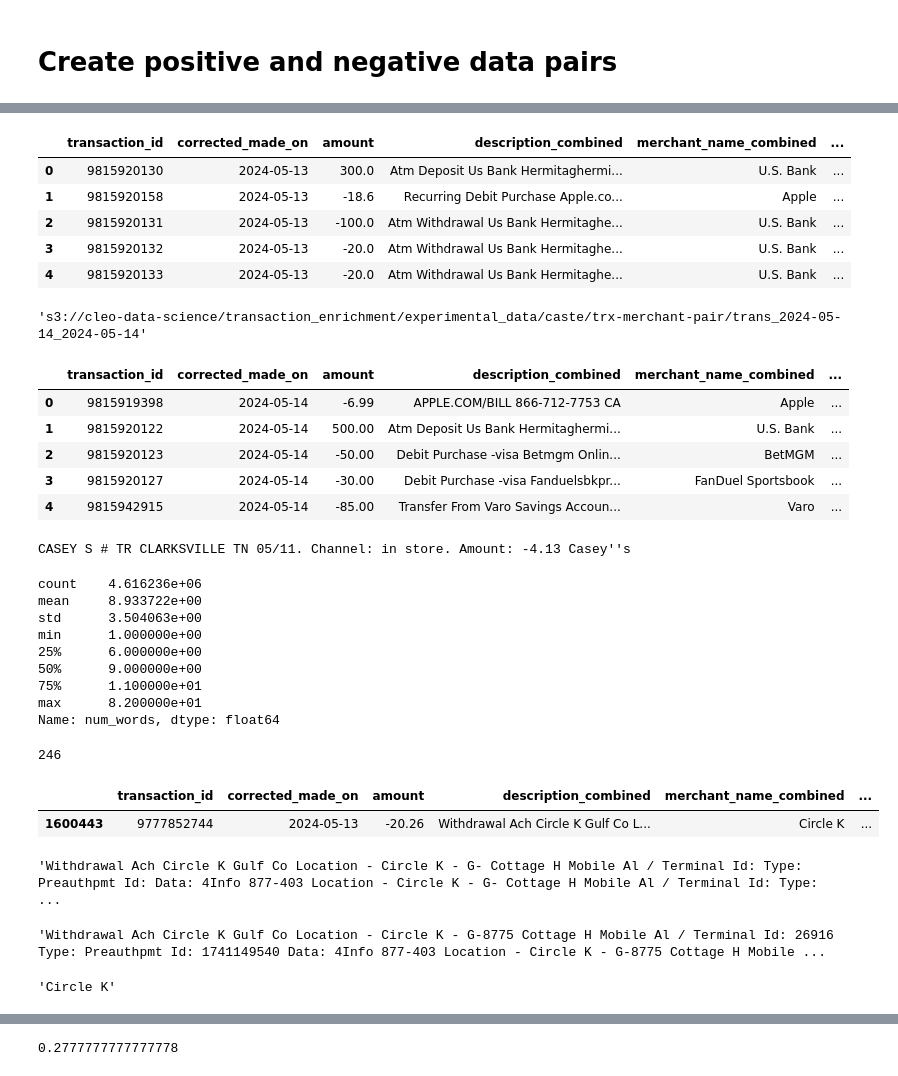
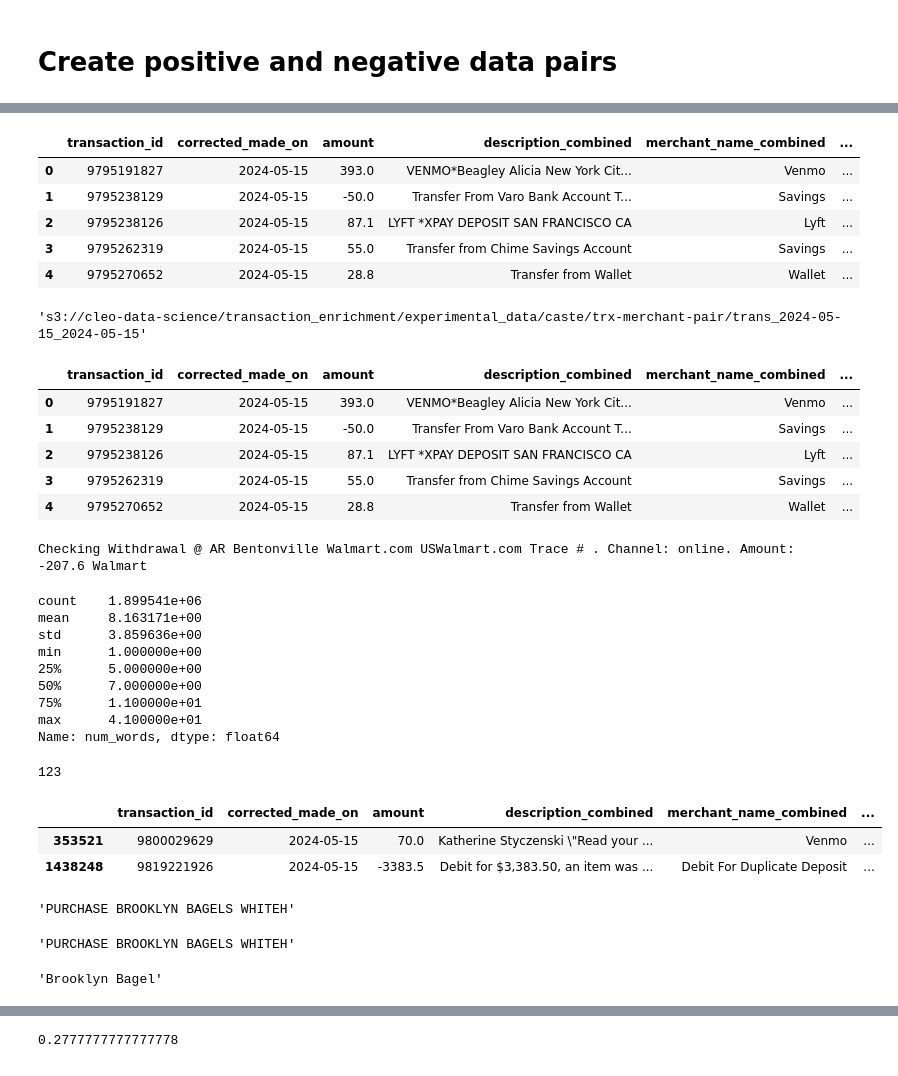
Before and after one commit to claracaste/exploration, a Jupyter notebook: MERCHANTS/data_pairs_creation_remote_backup.ipynb, the cells around one changed output, grey strips where cells are left out. Saved outputs shown, nothing was run; the diff lists cells and outputs as text; code cells hidden in the pictures.

```diff
--- a/MERCHANTS/data_pairs_creation_remote_backup.ipynb
+++ b/MERCHANTS/data_pairs_creation_remote_backup.ipynb
@@ -73,3 +73,6 @@ Requirement already satisfied: six>=1.5 in /opt/conda/lib/python3.10/site-packag
 Note: you may need to restart the kernel to use updated packages.
 # %%
 import awswrangler as wr
+# %%
+path_new_file = "s3://cleo-data-science/transaction_enrichment/experimental_data/caste/processed_duplicates/trans_2024-05-15_2024-05-15"
+df_data_raw = wr.s3.read_parquet(path=path_new_file)
@@ -80,65 +92,66 @@ df_data_raw = wr.s3.read_parquet(path=path_new_file)
 df_data_raw.head()
 # %% [output]
 |  | transaction_id | corrected_made_on | amount | description_combined | merchant_name_combined | ... |
-| 0 | 9815920130 | 2024-05-13 | 300.0 | Atm Deposit Us Bank Hermitaghermi... | U.S. Bank | ... |
-| 1 | 9815920158 | 2024-05-13 | -18.6 | Recurring Debit Purchase Apple.co... | Apple | ... |
-| 2 | 9815920131 | 2024-05-13 | -100.0 | Atm Withdrawal Us Bank Hermitaghe... | U.S. Bank | ... |
-| 3 | 9815920132 | 2024-05-13 | -20.0 | Atm Withdrawal Us Bank Hermitaghe... | U.S. Bank | ... |
-| 4 | 9815920133 | 2024-05-13 | -20.0 | Atm Withdrawal Us Bank Hermitaghe... | U.S. Bank | ... |
+| 0 | 9795191827 | 2024-05-15 | 393.0 | VENMO*Beagley Alicia New York Cit... | Venmo | ... |
+| 1 | 9795238129 | 2024-05-15 | -50.0 | Transfer From Varo Bank Account T... | Savings | ... |
+| 2 | 9795238126 | 2024-05-15 | 87.1 | LYFT *XPAY DEPOSIT SAN FRANCISCO CA | Lyft | ... |
+| 3 | 9795262319 | 2024-05-15 | 55.0 | Transfer from Chime Savings Account | Savings | ... |
+| 4 | 9795270652 | 2024-05-15 | 28.8 | Transfer from Wallet | Wallet | ... |
 # %%
 #df_data_raw[df_data_raw['merchant_name_combined'] == 'Myfico']
 # %%
-path_file_out = path_new_file.split('processed/')[0]+'trx-merchant-pair/'+path_new_file.split('processed/')[1]
+path_file_out = path_new_file.split('processed_duplicates/')[0]+'trx-merchant-pair/'+path_new_file.split('processed_duplicates/')[1]
 path_file_out
 # %% [output]
-'s3://cleo-data-science/transaction_enrichment/experimental_data/caste/trx-merchant-pair/trans_2024-05-14_2024-05-14'
+'s3://cleo-data-science/transaction_enrichment/experimental_data/caste/trx-merchant-pair/trans_2024-05-15_2024-05-15'
 # %%
 df_data_raw.head()
 # %% [output]
 |  | transaction_id | corrected_made_on | amount | description_combined | merchant_name_combined | ... |
-| 0 | 9815919398 | 2024-05-14 | -6.99 | APPLE.COM/BILL 866-712-7753 CA | Apple | ... |
-| 1 | 9815920122 | 2024-05-14 | 500.00 | Atm Deposit Us Bank Hermitaghermi... | U.S. Bank | ... |
-| 2 | 9815920123 | 2024-05-14 | -50.00 | Debit Purchase -visa Betmgm Onlin... | BetMGM | ... |
-| 3 | 9815920127 | 2024-05-14 | -30.00 | Debit Purchase -visa Fanduelsbkpr... | FanDuel Sportsbook | ... |
-| 4 | 9815942915 | 2024-05-14 | -85.00 | Transfer From Varo Savings Accoun... | Varo | ... |
+| 0 | 9795191827 | 2024-05-15 | 393.0 | VENMO*Beagley Alicia New York Cit... | Venmo | ... |
+| 1 | 9795238129 | 2024-05-15 | -50.0 | Transfer From Varo Bank Account T... | Savings | ... |
+| 2 | 9795238126 | 2024-05-15 | 87.1 | LYFT *XPAY DEPOSIT SAN FRANCISCO CA | Lyft | ... |
+| 3 | 9795262319 | 2024-05-15 | 55.0 | Transfer from Chime Savings Account | Savings | ... |
+| 4 | 9795270652 | 2024-05-15 | 28.8 | Transfer from Wallet | Wallet | ... |
 # %%
 print(df_data_raw['sentence'][1000050], df_data_raw['merchant_name_combined'][1000050])
 # %% [output]
-CASEY S # TR CLARKSVILLE TN 05/11. Channel: in store. Amount: -4.13 Casey''s
+Checking Withdrawal @ AR Bentonville Walmart.com USWalmart.com Trace # . Channel: online. Amount: -207.6 Walmart
 # %%
 df_data_raw['num_words'] = df_data_raw['description_combined_processed'].apply(lambda x: len(x.split(' ')))
 # %%
 df_data_raw['num_words'].describe()
 # %% [output]
-count    4.616236e+06
-mean     8.933722e+00
-std      3.504063e+00
+count    1.899541e+06
+mean     8.163171e+00
+std      3.859636e+00
 min      1.000000e+00
-25%      6.000000e+00
-50%      9.000000e+00
+25%      5.000000e+00
+50%      7.000000e+00
 75%      1.100000e+01
-max      8.200000e+01
+max      4.100000e+01
 Name: num_words, dtype: float64
 # %%
 df_data_raw['num_words'].max()*3
 # %% [output]
-246
+123
 # %%
-df_data_raw[df_data_raw['num_words']==82]
+df_data_raw[df_data_raw['num_words']==41]
 # %% [output]
 |  | transaction_id | corrected_made_on | amount | description_combined | merchant_name_combined | ... |
-| 1600443 | 9777852744 | 2024-05-13 | -20.26 | Withdrawal Ach Circle K Gulf Co L... | Circle K | ... |
+| 353521 | 9800029629 | 2024-05-15 | 70.0 | Katherine Styczenski \"Read your ... | Venmo | ... |
+| 1438248 | 9819221926 | 2024-05-15 | -3383.5 | Debit for $3,383.50, an item was ... | Debit For Duplicate Deposit | ... |
 # %%
 
 df_data_raw.loc[1600443,'description_combined_processed']
 # %% [output]
-'Withdrawal Ach Circle K Gulf Co Location - Circle K - G- Cottage H Mobile Al / Terminal Id: Type: Preauthpmt Id: Data: 4Info 877-403 Location - Circle K - G- Cottage H Mobile Al / Terminal Id: Type:  ...
+'PURCHASE BROOKLYN BAGELS WHITEH'
 # %%
 df_data_raw.loc[1600443,'description_combined']
 # %% [output]
-'Withdrawal Ach Circle K Gulf Co Location - Circle K - G-8775 Cottage H Mobile Al / Terminal Id: 26916 Type: Preauthpmt Id: 1741149540 Data: 4Info 877-403 Location - Circle K - G-8775 Cottage H Mobile ...
+'PURCHASE BROOKLYN BAGELS WHITEH'
 # %%
 df_data_raw.loc[1600443,'merchant_name_combined']
 # %% [output]
-'Circle K'
+'Brooklyn Bagel'
 # %%
```
Also changed, not shown: parts of 31 cells of this notebook, 20 other files.
